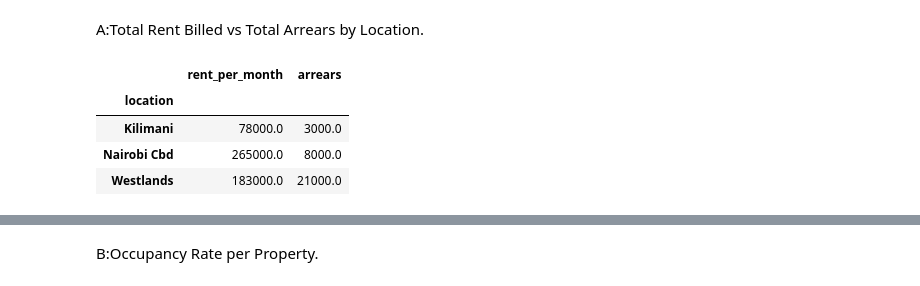
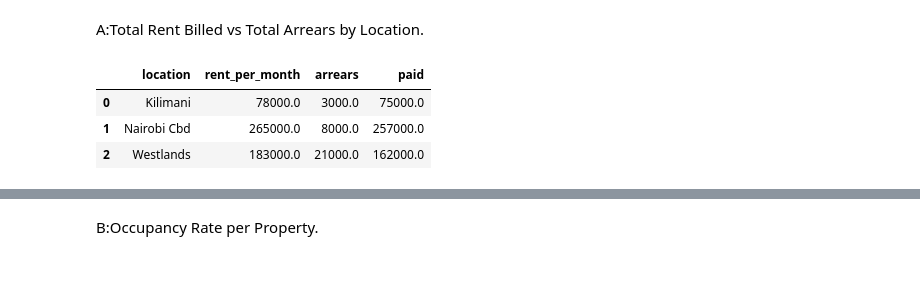
Before and after one commit to AlphaTheDog/NWRealite, a Jupyter notebook: NWRealite.ipynb, the cells around one changed output, grey strips where cells are left out. Saved outputs shown, nothing was run; the diff lists cells and outputs as text; code cells hidden in the pictures.

```diff
--- a/NWRealite.ipynb
+++ b/NWRealite.ipynb
@@ -225,10 +170,11 @@ lease_location
 A:Total Rent Billed vs Total Arrears by Location.
 # %%
 rent_arrears=lease_location[lease_location['valid_lease']==1].groupby('location')[['rent_per_month','arrears']].sum()
+rent_arrears['paid']=rent_arrears['rent_per_month']-rent_arrears['arrears']
+rent_arrears.reset_index(inplace=True)
 rent_arrears
 # %% [output]
-|  | rent_per_month | arrears |
-| location |  |  |
-| Kilimani | 78000.0 | 3000.0 |
-| Nairobi Cbd | 265000.0 | 8000.0 |
-| Westlands | 183000.0 | 21000.0 |
+|  | location | rent_per_month | arrears | paid |
+| 0 | Kilimani | 78000.0 | 3000.0 | 75000.0 |
+| 1 | Nairobi Cbd | 265000.0 | 8000.0 | 257000.0 |
+| 2 | Westlands | 183000.0 | 21000.0 | 162000.0 |
```
Also changed, not shown: parts of 20 cells of this notebook, 2 other files.
